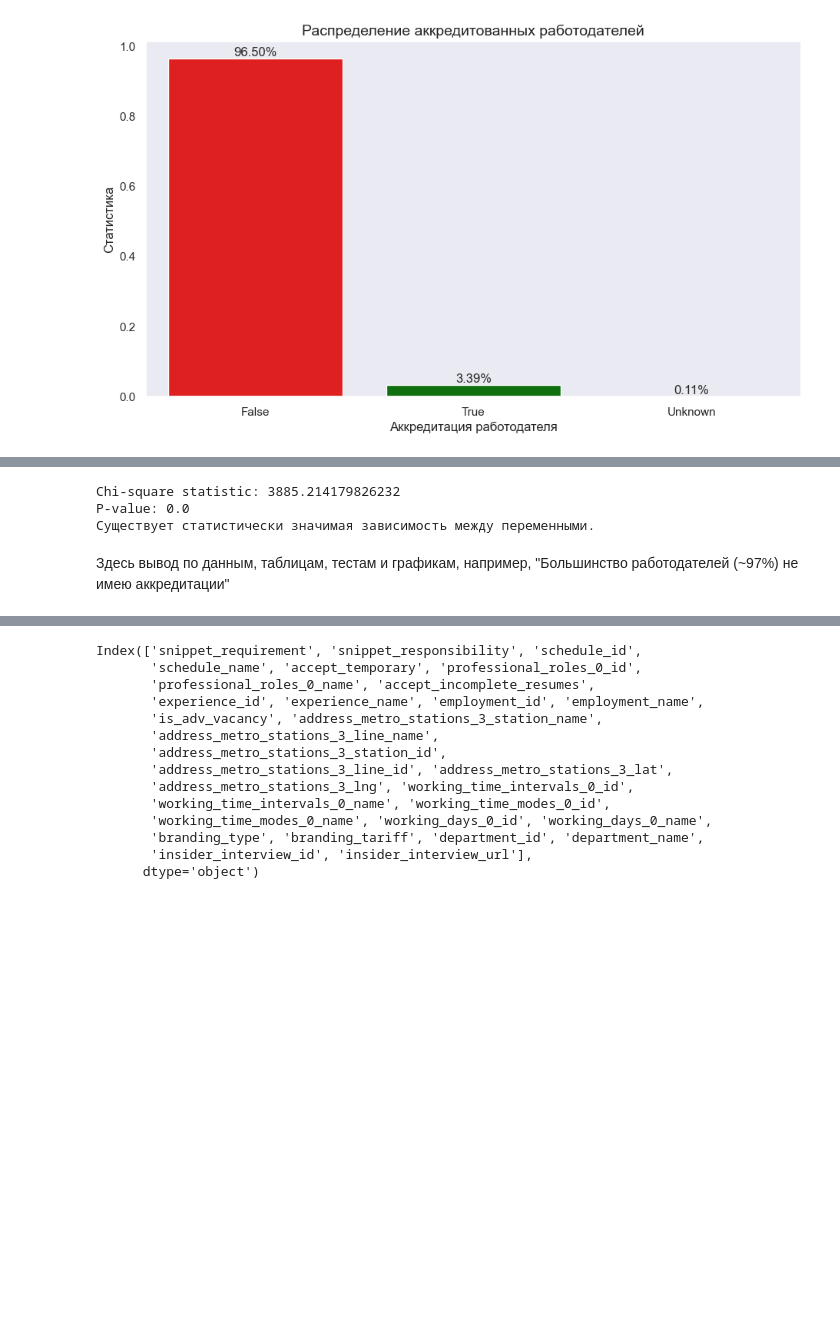
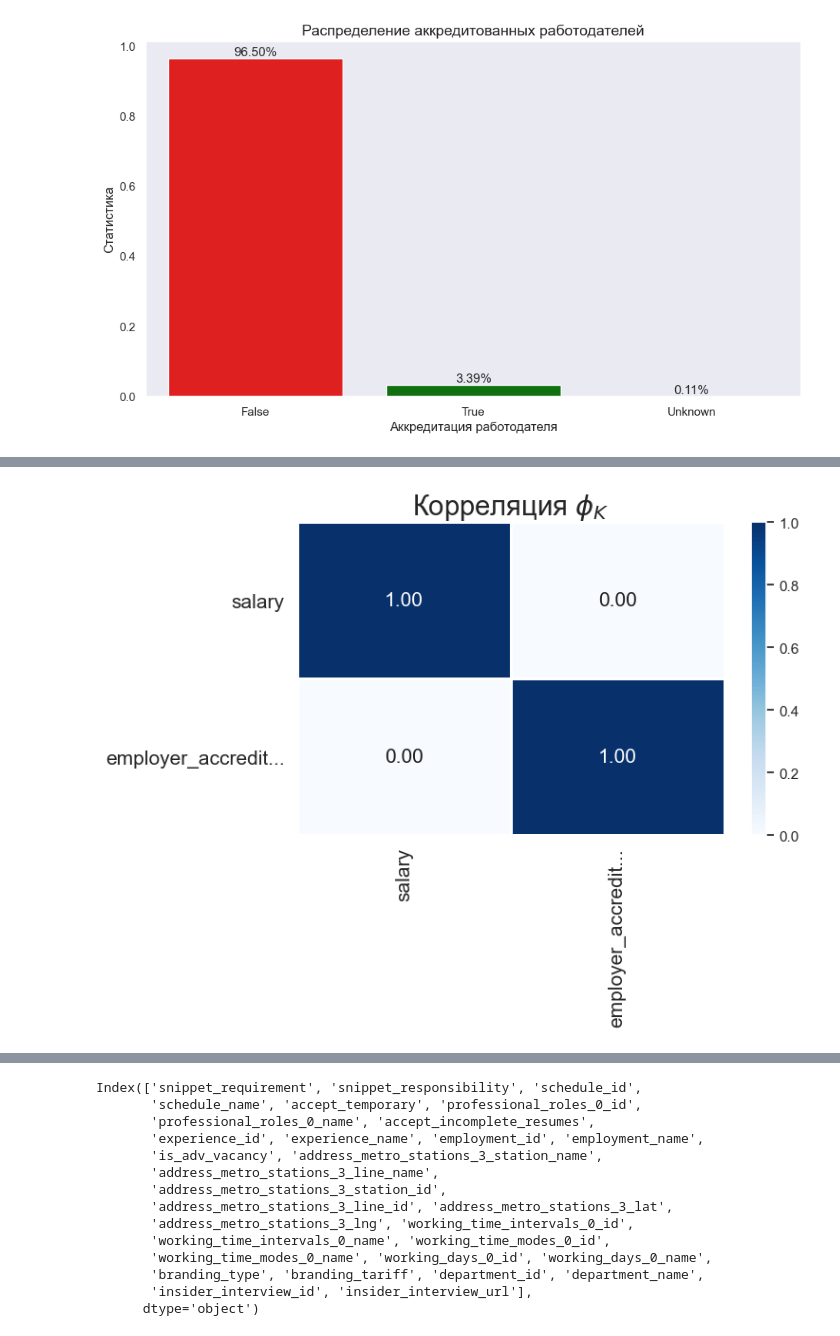
Before and after one commit to HeadHunter-Team-AI-24-3/hh_regression, a Jupyter notebook: src/hh_regression.ipynb, the cells around one changed output, grey strips where cells are left out. Cells and saved outputs as stored; diff of their text form; code cells hidden in the pictures; blank space fills up the shorter version.

```diff
--- a/src/hh_regression.ipynb
+++ b/src/hh_regression.ipynb
@@ -408,23 +469,18 @@ plt.show()
-# %%
-# Дискретизация непрерывной переменной salary
-salary_binned = pd.qcut(filtered_df['salary'], q=3, labels=['Low', 'Medium', 'High'])
-
-# Создание таблицы сопряженности
-contingency_table = pd.crosstab(filtered_df['employer_accredited_it_employer_numeric'], salary_binned)
-
-# Применение критерия хи-квадрат
-chi2, p, dof, expected = chi2_contingency(contingency_table)
-
-print(f'Chi-square statistic: {chi2}')
-print(f'P-value: {p}')
-
-if p < 0.01:
-    print('Существует статистически значимая зависимость между переменными.')
-else:
-    print('Нет статистически значимой зависимости между переменными.')
-# %% [output]
-Chi-square statistic: 3885.214179826232
-P-value: 0.0
-Существует статистически значимая зависимость между переменными.
-# %% [markdown]
-Здесь вывод по данным, таблицам, тестам и графикам, например, "Большинство работодателей (~97%) не имею аккредитации"
+# %%
+# Воспользуемся корреляцией Phik
+binned_df = bin_data(df[['employer_accredited_it_employer', 'salary']].copy(), bins=100, cols=['salary'])
+
+phik_overview = binned_df.phik_matrix(interval_cols=['salary'])
+phik_overview.round(5)
+
+plot_correlation_matrix(phik_overview.values,
+                        x_labels=phik_overview.columns,
+                        y_labels=phik_overview.index,
+                        vmin=0, vmax=1, color_map="Blues",
+                        title=r"Корреляция $\phi_K$",
+                        fontsize_factor=1.5,
+                        figsize=(8, 6))
+plt.tight_layout()
+plt.show()
+# %% [output]
+[figure, added]
```
Also changed, not shown: parts of 17 cells of this notebook.
